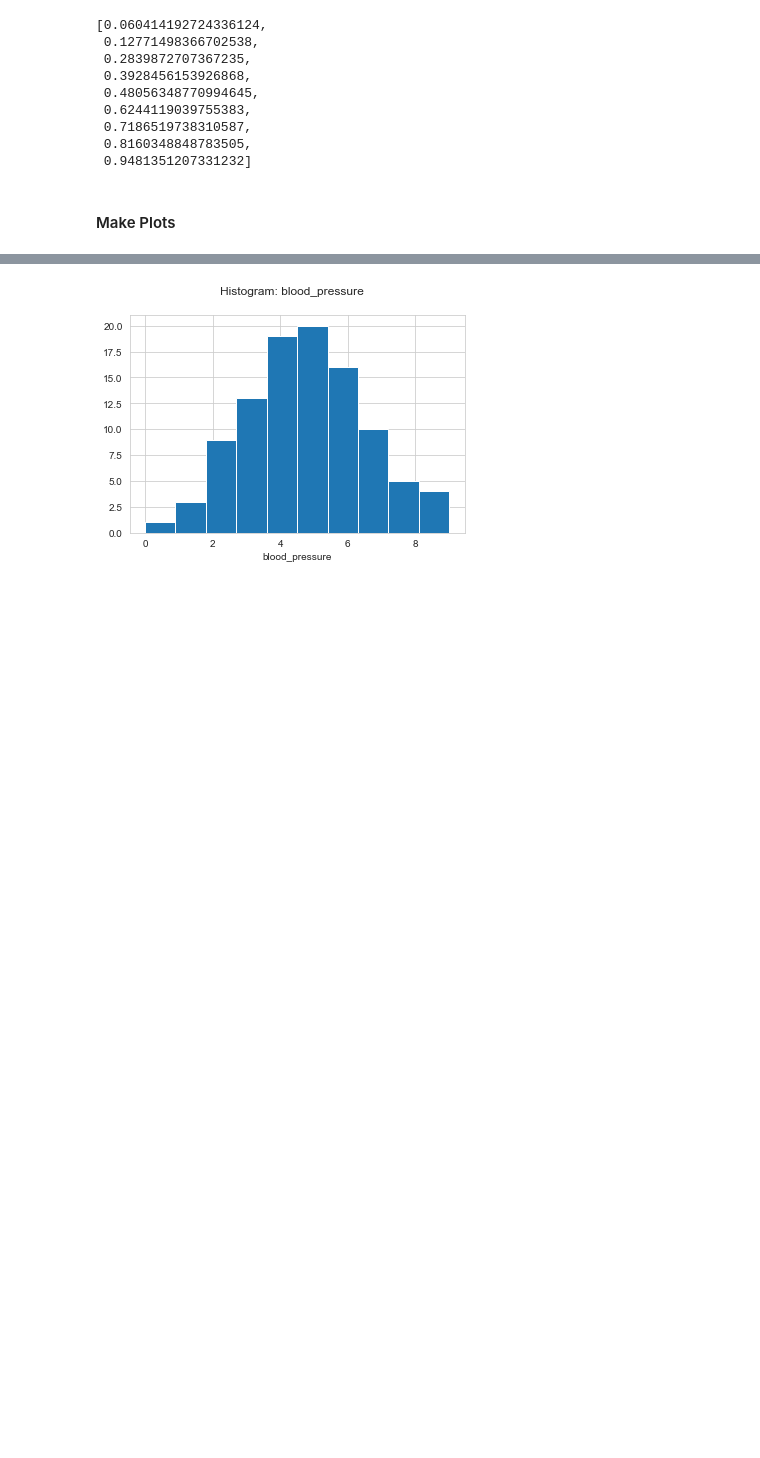
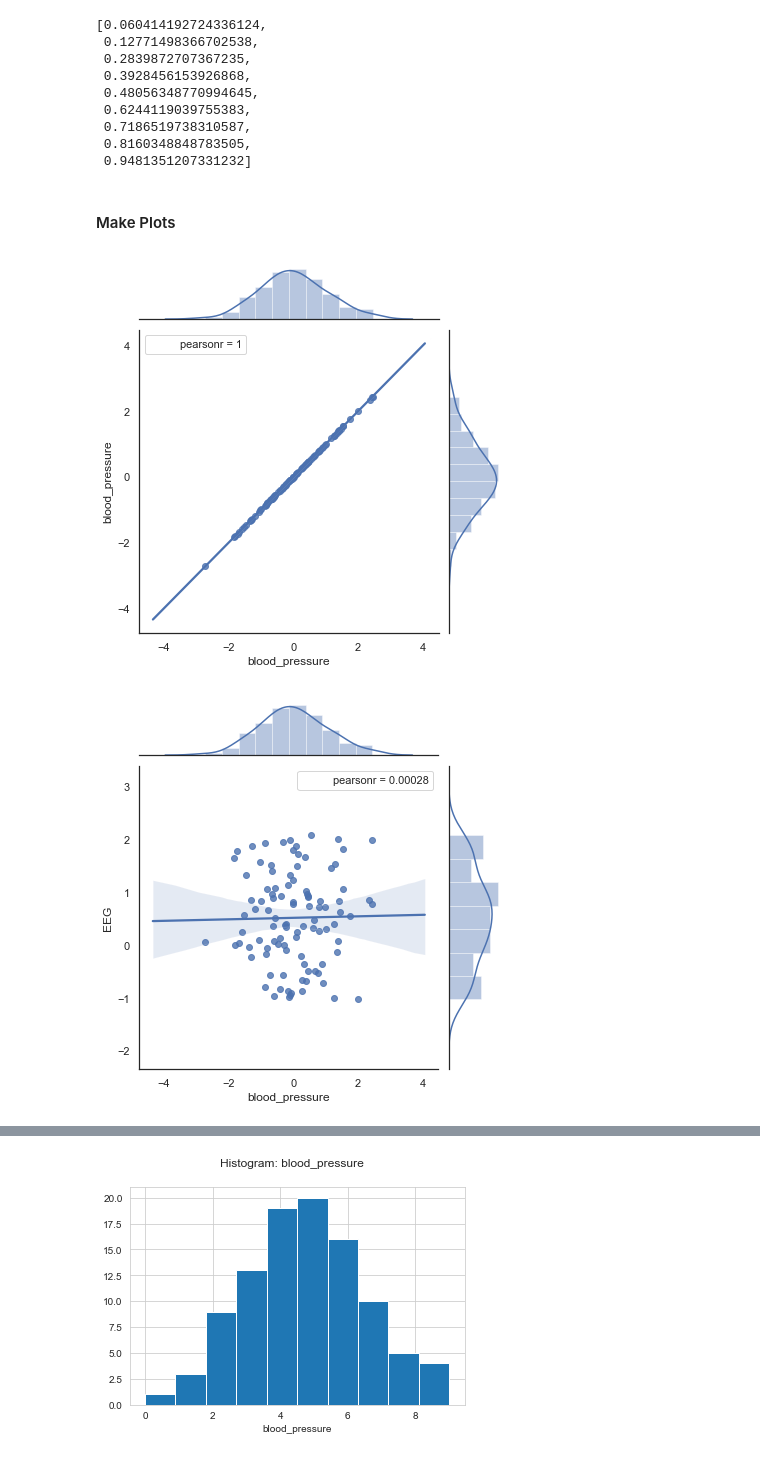
Before and after one commit to pmleffers/ExploratoryToolbox, a Jupyter notebook: Plot Data.ipynb, the cells around one changed output, grey strips where cells are left out. Drawn from its saved outputs; the diff is of its cells as text; code cells hidden in the pictures; blank space fills up the shorter version.

```diff
--- a/Plot Data.ipynb
+++ b/Plot Data.ipynb
@@ -6,10 +6,21 @@ from pandas import Series,DataFrame
 import numpy as np
 import matplotlib.pyplot as plt
 import seaborn as sns
-sns.set_style("whitegrid")
+sns.set(style="white", color_codes=True)
 from scipy import stats
 from scipy.stats import truncnorm
 from matplotlib import pyplot
+from scipy import stats
+from sklearn.cluster import KMeans
+from sklearn.cluster import AffinityPropagation
+from sklearn.cluster import SpectralClustering
+from sklearn.cluster import AgglomerativeClustering
+from sklearn.cluster import DBSCAN
+from sklearn.metrics import silhouette_score
+import numpy as np
+from sklearn.decomposition import PCA
+import warnings
+warnings.filterwarnings("ignore")
 # %%
 from sklearn.datasets import make_moons
 def moon_classification_data(n_samples=100, noise=0.1):
@@ -213,3 +224,20 @@ def qq_plots(dataframe):
             pylab.show()
         else:
             pass
+# %%
+outcome_of_interest=data['blood_pressure']
+def pearsonr(x, y):
+    return stats.pearsonr(x, y)[0] ** 2
+
+def joint_plots(dataframe,outcome_of_interest):
+    for i in dataframe.columns:
+        if np.dtype(dataframe[i]) == 'int' or np.dtype(dataframe[i]) == 'float':
+            sns.jointplot(outcome_of_interest,dataframe[i],kind='reg', stat_func=pearsonr)
+            plt.show()
+        else:
+            pass
+# %%
+joint_plots(data,outcome_of_interest)
+# %% [output]
+[figure, added]
+[figure, added]
```
Also changed, not shown: parts of 3 cells of this notebook.
